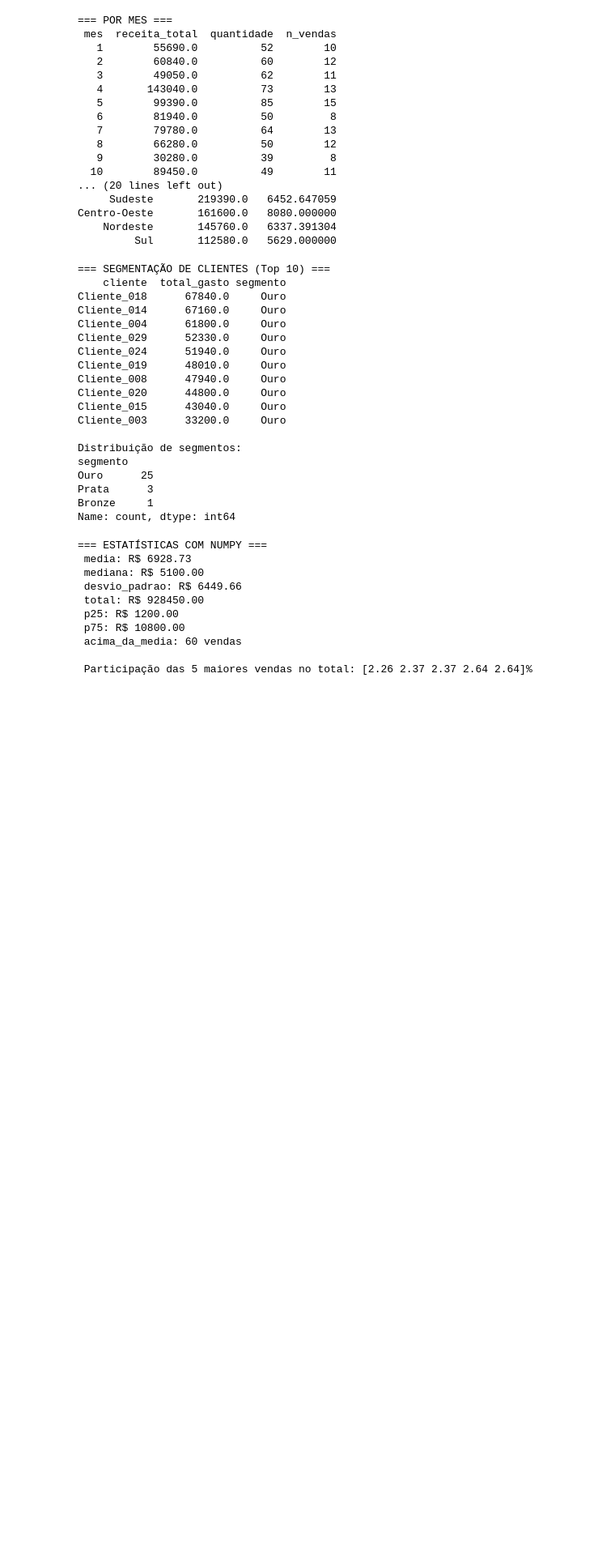
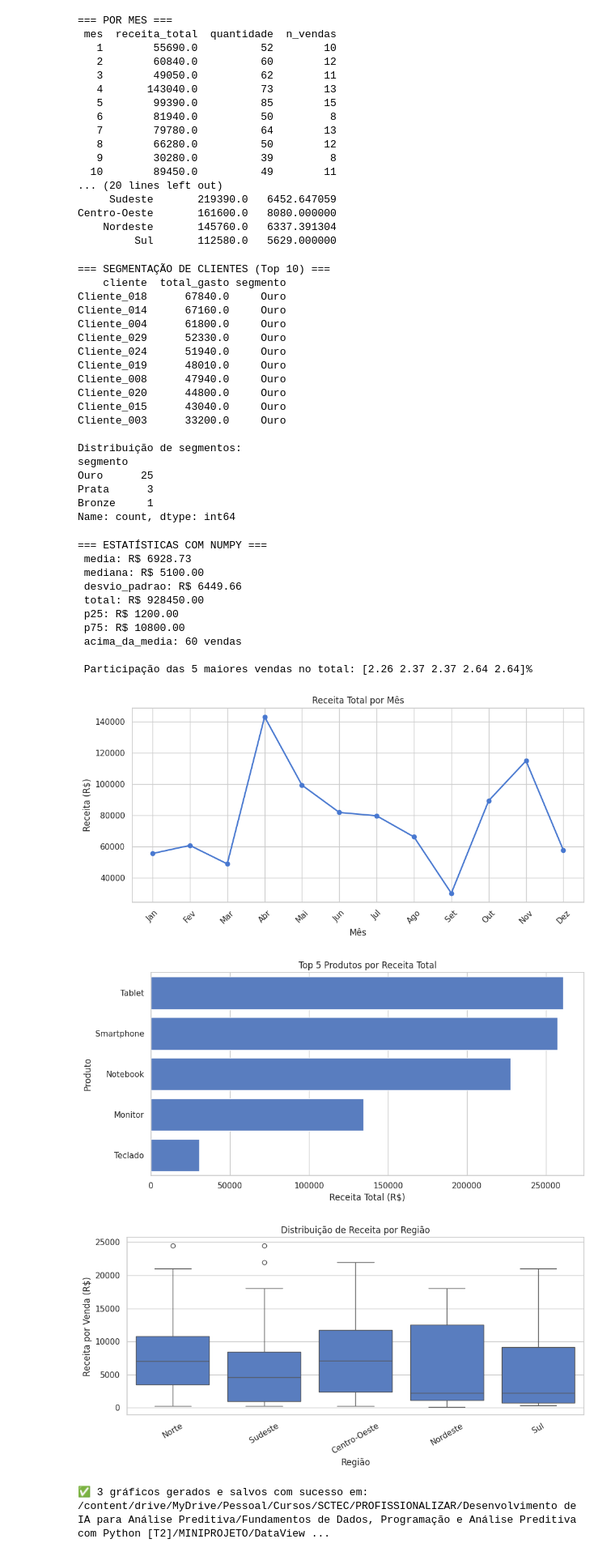
Before and after one commit to paulo-git-hub/DataView-Vendas, a Jupyter notebook: dataview.ipynb, the cells around one changed output. Shown at 81% size. Cells and saved outputs as stored; diff of their text form; code cells hidden in the pictures; blank space fills up the shorter version.

Commit message:
RF09 – Criar Visualizações com Matplotlib e Seaborn

```diff
--- a/dataview.ipynb
+++ b/dataview.ipynb
@@ -477,3 +477,69 @@ stats = calcular_estatisticas_numpy(df)
  acima_da_media: 60 vendas
 
  Participação das 5 maiores vendas no total: [2.26 2.37 2.37 2.64 2.64]%
+# %%
+# RF09 – Criar Visualizações com Matplotlib e Seaborn
+def gerar_visualizacoes(df, metricas, output_dir):
+    """
+    Gera e exporta 3 gráficos informativos em PNG:
+    1. Linha: receita total por mês
+    2. Barras: top 5 produtos por receita
+    3. Boxplot: distribuição de receita por região
+    """
+    # Cria a pasta no Google Drive
+    os.makedirs(output_dir, exist_ok=True)
+
+    # Define o estilo visual padrão para os gráficos
+    sns.set_theme(style="whitegrid", palette="muted")
+    meses_abrev = ["Jan", "Fev", "Mar", "Abr", "Mai", "Jun",
+                   "Jul", "Ago", "Set", "Out", "Nov", "Dez"]
+
+    # --- Gráfico 1: Linha - Receita por Mês ---
+    fig, ax = plt.subplots(figsize=(10, 5))
+    pm = metricas["por_mes"]
+    ax.plot(pm["mes"], pm["receita_total"], marker="o", linewidth=2)
+    ax.set_title("Receita Total por Mês")
+    ax.set_xlabel("Mês")
+    ax.set_ylabel("Receita (R$)")
+    ax.set_xticks(range(1, 13))
+    ax.set_xticklabels(meses_abrev, rotation=45)
+    fig.tight_layout()
+    fig.savefig(f"{output_dir}/receita_por_mes.png", dpi=120)
+    plt.show()
+    plt.close()
+
+    # --- Gráfico 2: Barras - Top 5 Produtos ---
+    fig, ax = plt.subplots(figsize=(10, 5))
+    sns.barplot(data=metricas["top_produtos"], y="produto", x="receita_total", ax=ax)
+    ax.set_title("Top 5 Produtos por Receita Total")
+    ax.set_xlabel("Receita Total (R$)")
+    ax.set_ylabel("Produto")
+    fig.tight_layout()
+    fig.savefig(f"{output_dir}/top_produtos.png", dpi=120)
+    plt.show()
+    plt.close()
+
+    # --- Gráfico 3: Boxplot - Receita por Região ---
+    fig, ax = plt.subplots(figsize=(10, 5))
+    sns.boxplot(data=df, x="regiao", y="receita_total", ax=ax)
+    ax.set_title("Distribuição de Receita por Região")
+    ax.set_xlabel("Região")
+    ax.set_ylabel("Receita por Venda (R$)")
+    plt.xticks(rotation=30)
+    fig.tight_layout()
+    fig.savefig(f"{output_dir}/dist_regiao.png", dpi=120)
+    plt.show()
+    plt.close()
+
+    print(f"✅ 3 gráficos gerados e salvos com sucesso em:\n{output_dir}")
+
+# --- EXECUÇÃO ---
+# Define o caminho de saída no seu Drive e chama a função
+caminho_graficos = os.path.join(CAMINHO_PROJETO, "outputs/graficos")
+gerar_visualizacoes(df, metricas, caminho_graficos)
+# %% [output]
+[figure, added]
+[figure, added]
+[figure, added]
+✅ 3 gráficos gerados e salvos com sucesso em:
+/content/drive/MyDrive/Pessoal/Cursos/SCTEC/PROFISSIONALIZAR/Desenvolvimento de IA para Análise Preditiva/Fundamentos de Dados, Programação e Análise Preditiva com Python [T2]/MINIPROJETO/DataView ...
```
Also changed, not shown: 3 other files.
